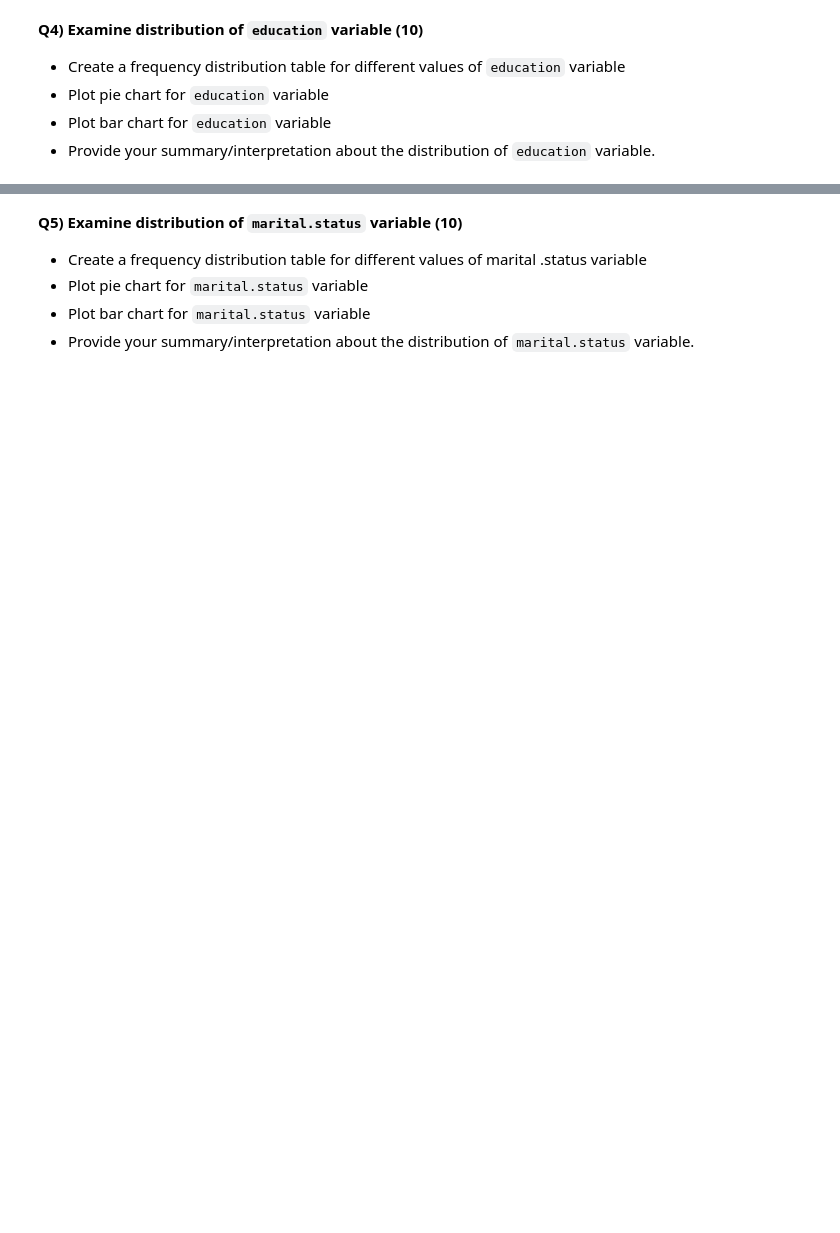
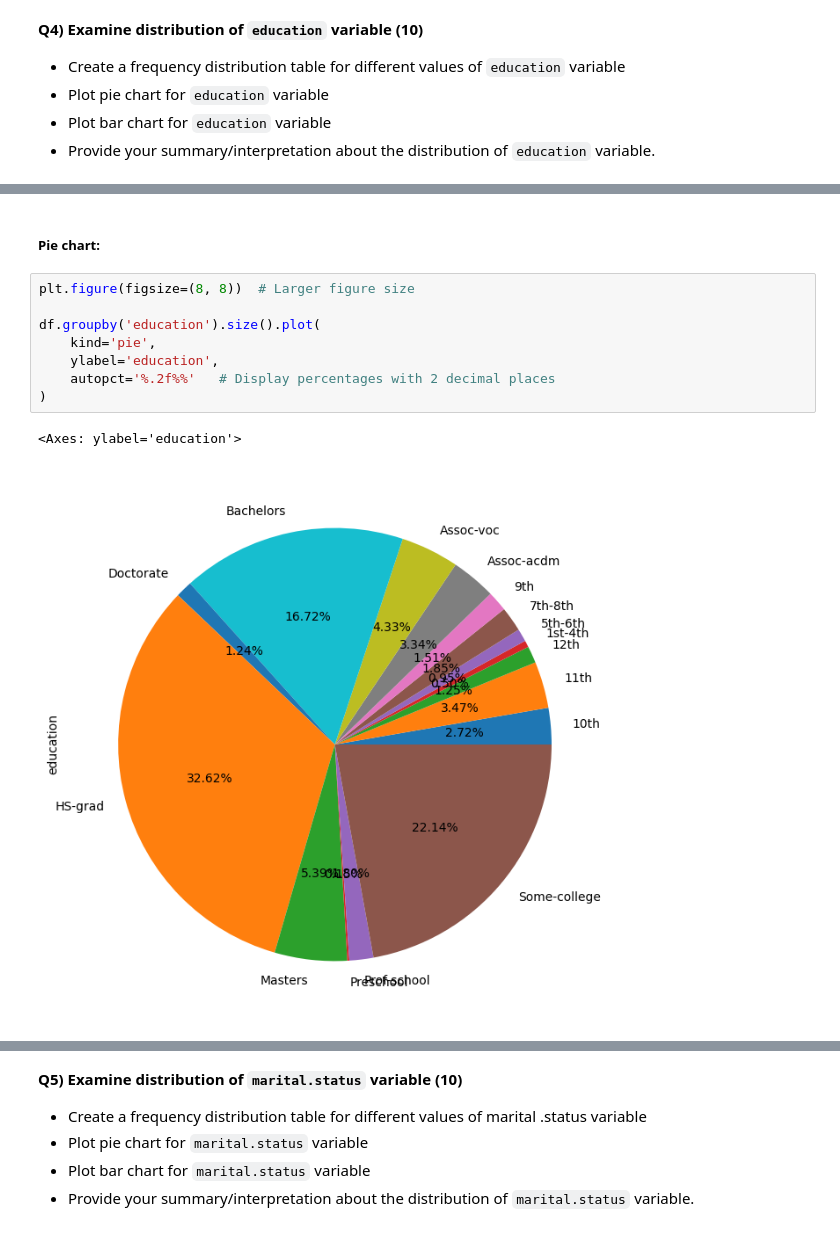
Before and after one commit to DiazHumberto/ASDS_A1, a Jupyter notebook: notebooks/ASDS_A1.ipynb, the cells around one changed output, grey strips where cells are left out. Drawn from its saved outputs; the diff is of its cells as text; blank space fills up the shorter version.

```diff
--- a/notebooks/ASDS_A1.ipynb
+++ b/notebooks/ASDS_A1.ipynb
@@ -78,0 +167,13 @@ print(workclass_freq)
+# %% [markdown]
+##### Pie chart:
+# %%
+plt.figure(figsize=(8, 8))  # Larger figure size
+
+df.groupby('education').size().plot(
+    kind='pie',
+    ylabel='education',
+    autopct='%.2f%%'   # Display percentages with 2 decimal places
+)
+# %% [output]
+<Axes: ylabel='education'>
+[figure, added]
```
Also changed, not shown: parts of 43 cells of this notebook.
